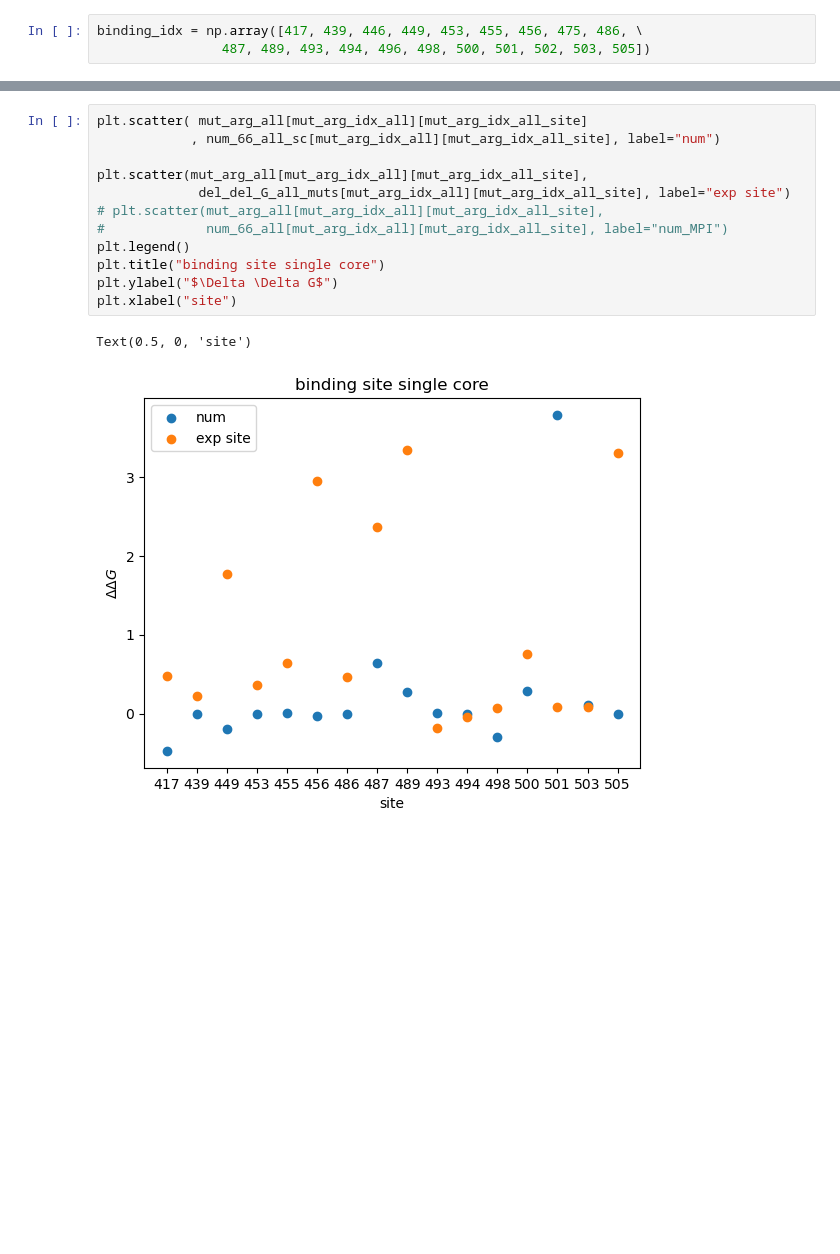
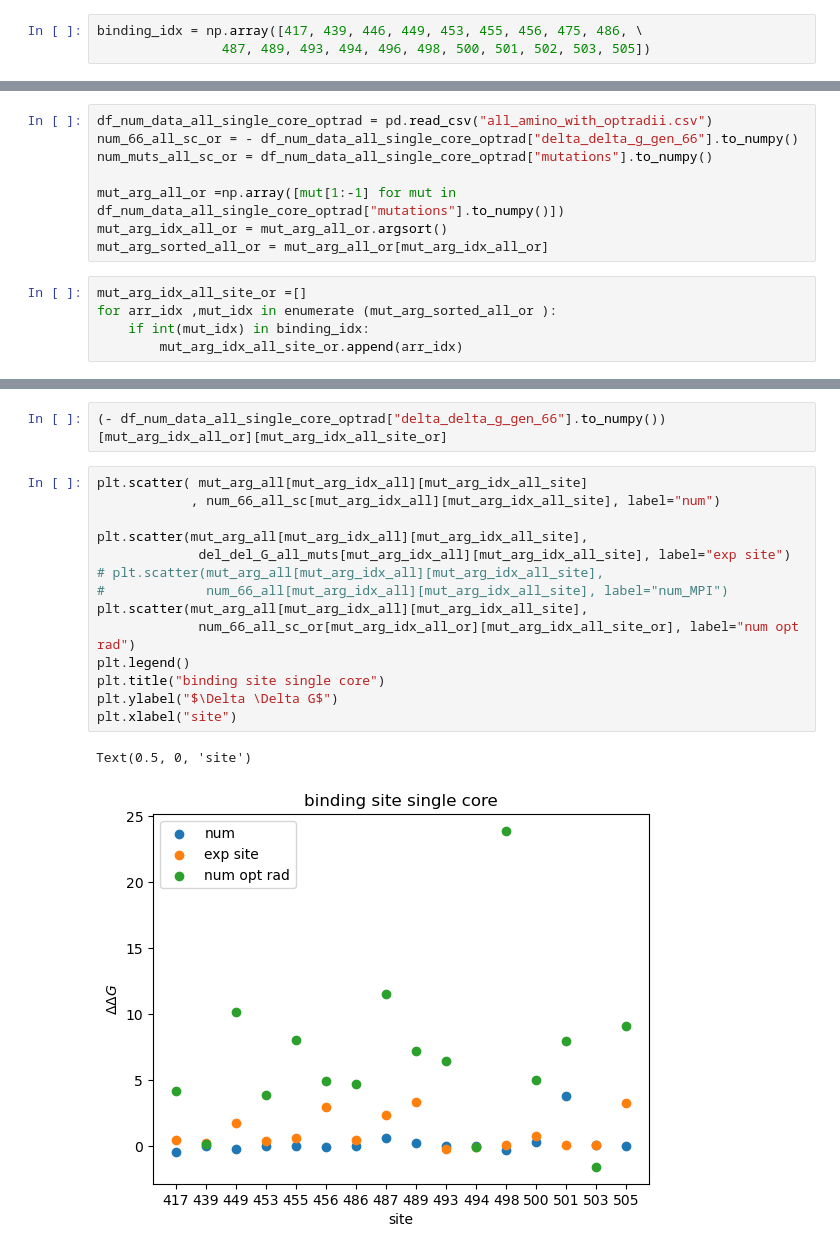
Before and after one commit to fergplace/amber_scripts, a Jupyter notebook: simple_amino_eval_pres.ipynb, the cells around one changed output, grey strips where cells are left out. Cells and saved outputs as stored; diff of their text form; blank space fills up the shorter version.

```diff
--- a/simple_amino_eval_pres.ipynb
+++ b/simple_amino_eval_pres.ipynb
@@ -485,0 +481,13 @@ array([-4.7050e-01, -2.0000e-03, -1.9690e-01, -1.7000e-03,  6.9000e-03,
+# %%
+df_num_data_all_single_core_optrad = pd.read_csv("all_amino_with_optradii.csv")
+num_66_all_sc_or = - df_num_data_all_single_core_optrad["delta_delta_g_gen_66"].to_numpy()
+num_muts_all_sc_or = df_num_data_all_single_core_optrad["mutations"].to_numpy()
+
+mut_arg_all_or =np.array([mut[1:-1] for mut in df_num_data_all_single_core_optrad["mutations"].to_numpy()])
+mut_arg_idx_all_or = mut_arg_all_or.argsort()
+mut_arg_sorted_all_or = mut_arg_all_or[mut_arg_idx_all_or]
+# %%
+mut_arg_idx_all_site_or =[]
+for arr_idx ,mut_idx in enumerate (mut_arg_sorted_all_or ):
+    if int(mut_idx) in binding_idx:
+        mut_arg_idx_all_site_or.append(arr_idx)
@@ -486,15 +506,19 @@ array([-4.7050e-01, -2.0000e-03, -1.9690e-01, -1.7000e-03,  6.9000e-03,
+# %%
+(- df_num_data_all_single_core_optrad["delta_delta_g_gen_66"].to_numpy())[mut_arg_idx_all_or][mut_arg_idx_all_site_or]
 # %%
 plt.scatter( mut_arg_all[mut_arg_idx_all][mut_arg_idx_all_site]
             , num_66_all_sc[mut_arg_idx_all][mut_arg_idx_all_site], label="num")
 
 plt.scatter(mut_arg_all[mut_arg_idx_all][mut_arg_idx_all_site],
              del_del_G_all_muts[mut_arg_idx_all][mut_arg_idx_all_site], label="exp site")
 # plt.scatter(mut_arg_all[mut_arg_idx_all][mut_arg_idx_all_site],
 #             num_66_all[mut_arg_idx_all][mut_arg_idx_all_site], label="num_MPI")
+plt.scatter(mut_arg_all[mut_arg_idx_all][mut_arg_idx_all_site],
+             num_66_all_sc_or[mut_arg_idx_all_or][mut_arg_idx_all_site_or], label="num opt rad")
 plt.legend()
 plt.title("binding site single core")
 plt.ylabel("$\Delta \Delta G$")
 plt.xlabel("site")
 # %% [output]
 Text(0.5, 0, 'site')
-[figure, old version]
+[figure, new version]
```
Also changed, not shown: parts of 3 cells of this notebook.
